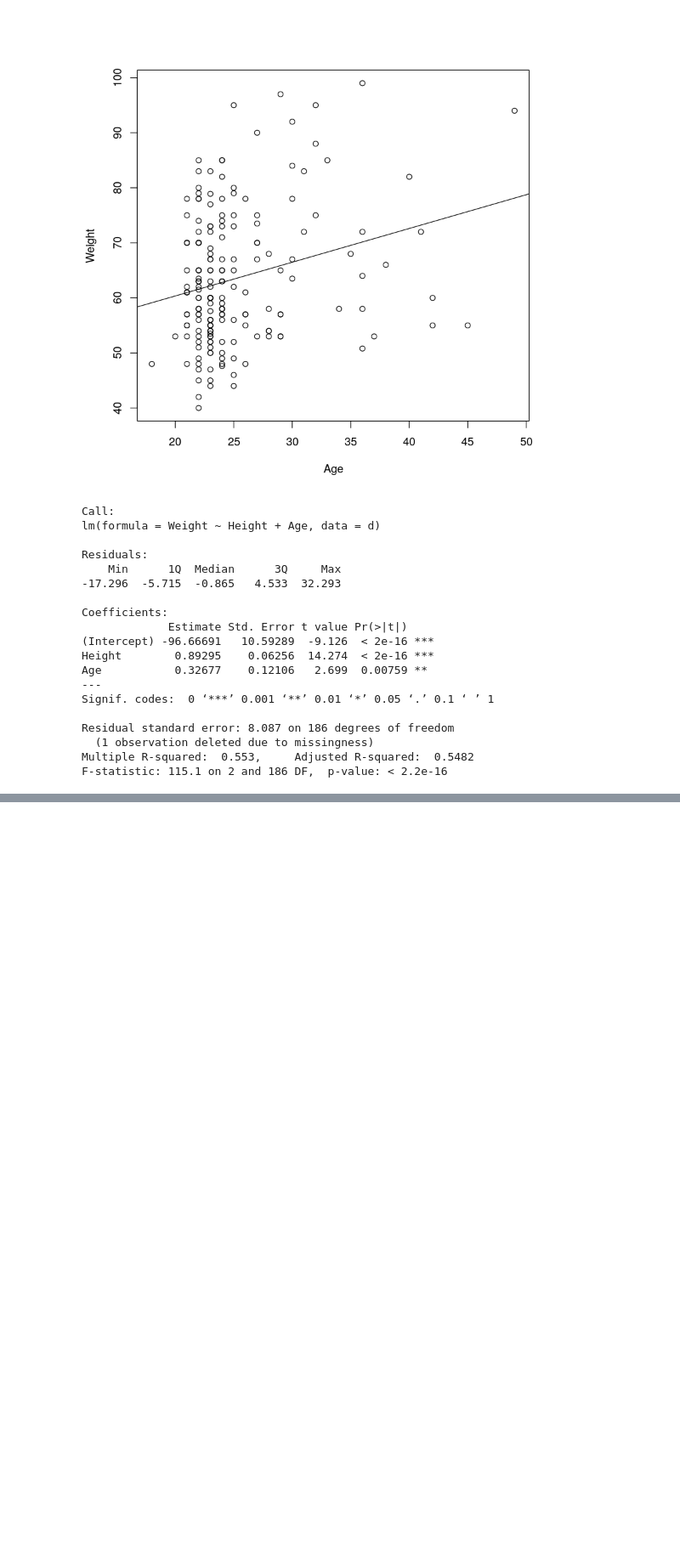
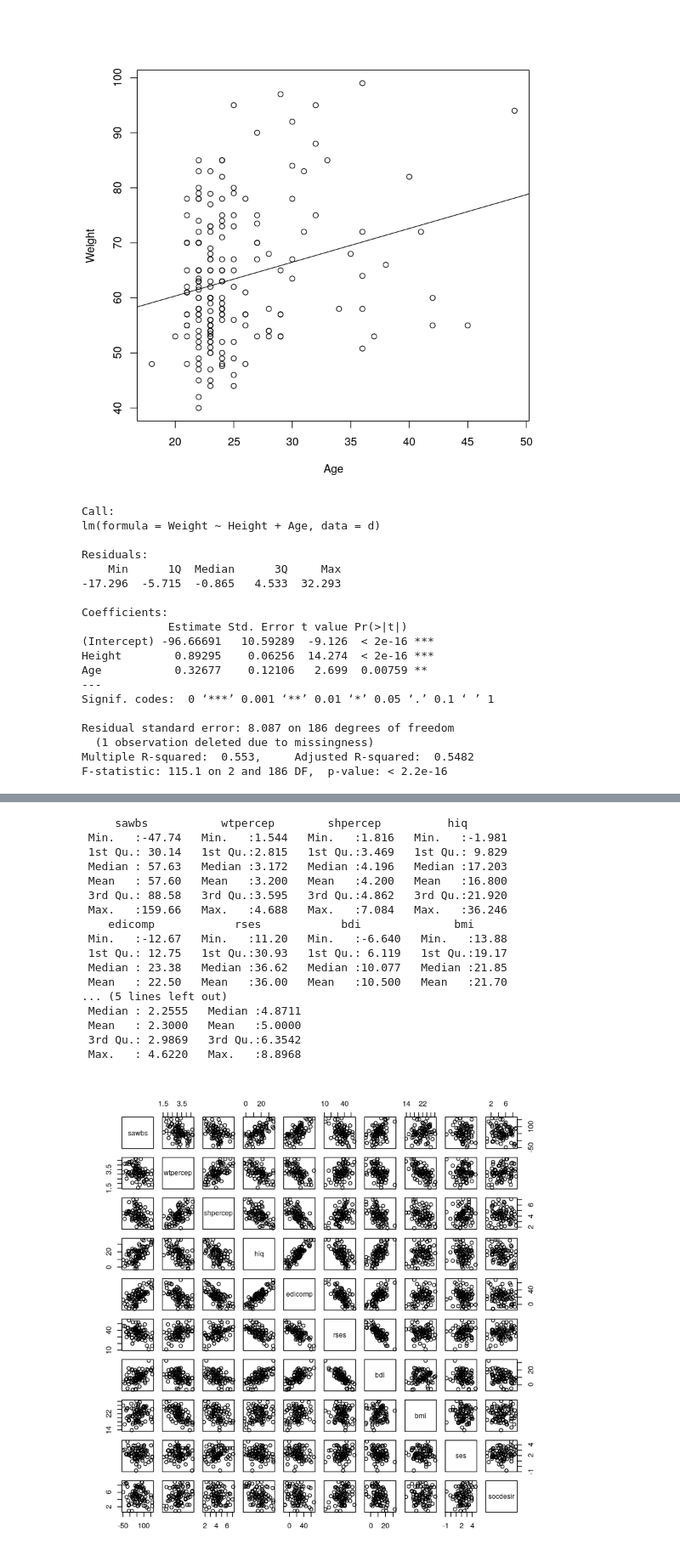
Before and after one commit to jamii/jamii.github.com, a Jupyter notebook: classes/stats/Week3.ipynb, the cells around one changed output, grey strips where cells are left out. Shown: that part at 85% size. Saved outputs shown, nothing was run; the diff lists cells and outputs as text; code cells hidden in the pictures; blank space fills up the shorter version.

```diff
--- a/classes/stats/Week3.ipynb
+++ b/classes/stats/Week3.ipynb
@@ -152,0 +156,24 @@ rmodel <- lm(weight.age ~ d$)
+# %%
+library(foreign)
+d <- as.data.frame(read.spss("./Geller.sav"))
+summary(d)
+pairs(d)
+# %% [output]
+     sawbs           wtpercep        shpercep          hiq
+ Min.   :-47.74   Min.   :1.544   Min.   :1.816   Min.   :-1.981
+ 1st Qu.: 30.14   1st Qu.:2.815   1st Qu.:3.469   1st Qu.: 9.829
+ Median : 57.63   Median :3.172   Median :4.196   Median :17.203
+ Mean   : 57.60   Mean   :3.200   Mean   :4.200   Mean   :16.800
+ 3rd Qu.: 88.58   3rd Qu.:3.595   3rd Qu.:4.862   3rd Qu.:21.920
+ Max.   :159.66   Max.   :4.688   Max.   :7.084   Max.   :36.246
+    edicomp            rses            bdi              bmi
+ Min.   :-12.67   Min.   :11.20   Min.   :-6.640   Min.   :13.88
+ 1st Qu.: 12.75   1st Qu.:30.93   1st Qu.: 6.119   1st Qu.:19.17
+ Median : 23.38   Median :36.62   Median :10.077   Median :21.85
+ Mean   : 22.50   Mean   :36.00   Mean   :10.500   Mean   :21.70
+... (5 lines left out)
+ Median : 2.2555   Median :4.8711
+ Mean   : 2.3000   Mean   :5.0000
+ 3rd Qu.: 2.9869   3rd Qu.:6.3542
+ Max.   : 4.6220   Max.   :8.8968
+[figure, added]
```
Also changed, not shown: parts of 4 cells of this notebook, 1 other file.
